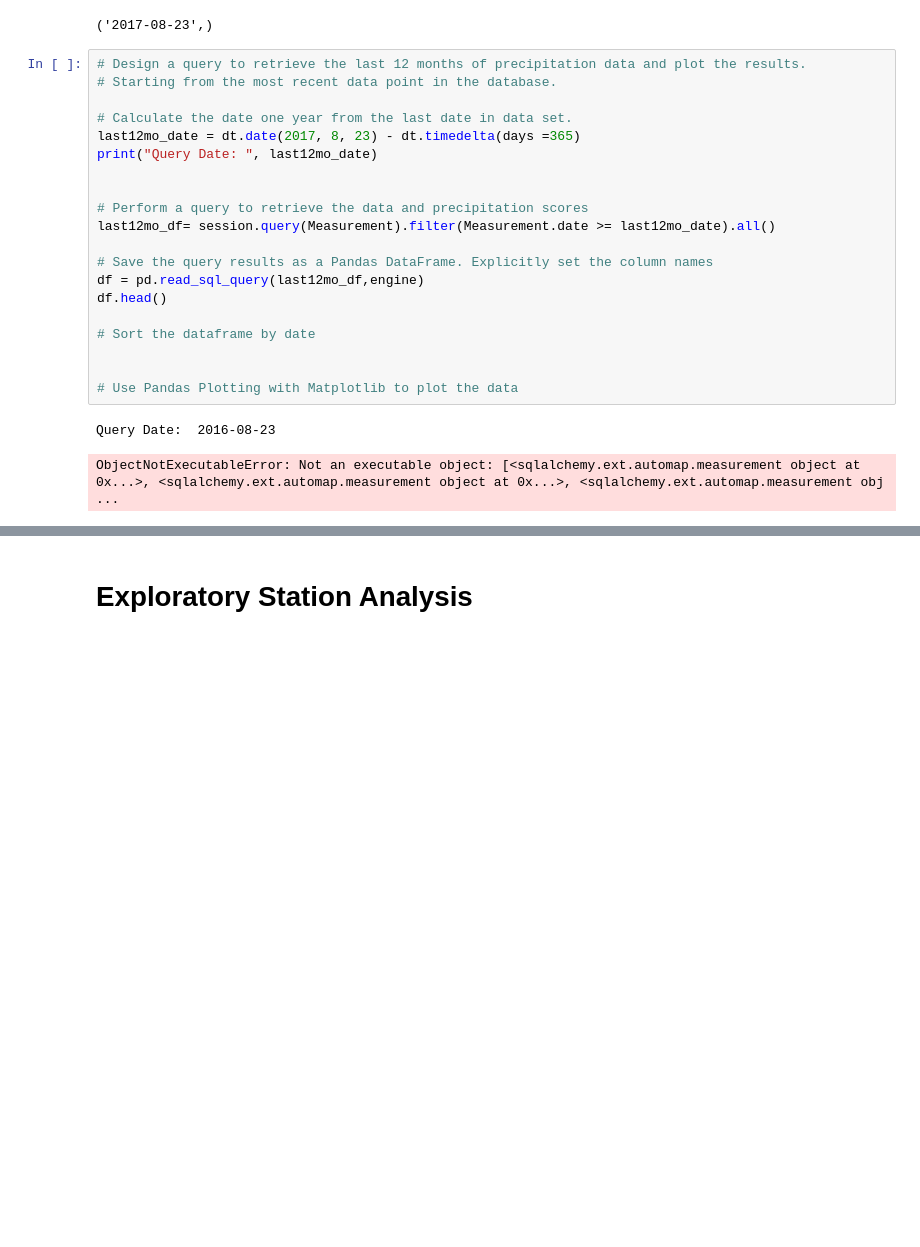
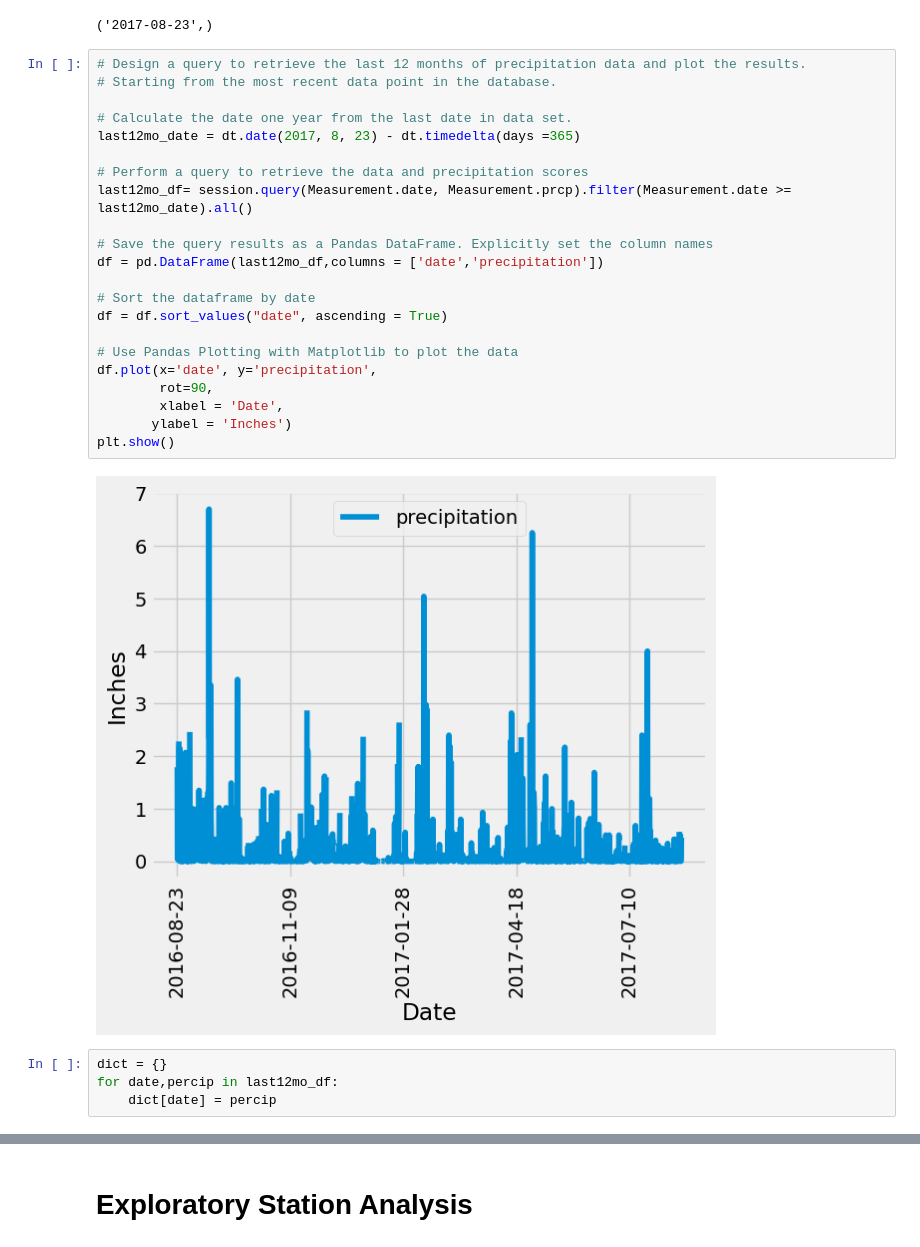
Before and after one commit to knazario/10_SQL_Alchemy_Project, a Jupyter notebook: Surfs_Up/climate_starter.ipynb, the cells around one changed output, grey strips where cells are left out. Cells and saved outputs as stored; diff of their text form; blank space fills up the shorter version.

```diff
--- a/Surfs_Up/climate_starter.ipynb
+++ b/Surfs_Up/climate_starter.ipynb
@@ -46,23 +46,28 @@ session.query(Measurement.date).order_by(Measurement.date.desc()).first()
 # %%
 # Design a query to retrieve the last 12 months of precipitation data and plot the results.
 # Starting from the most recent data point in the database.
 
 # Calculate the date one year from the last date in data set.
 last12mo_date = dt.date(2017, 8, 23) - dt.timedelta(days =365)
-print("Query Date: ", last12mo_date)
-
 
 # Perform a query to retrieve the data and precipitation scores
-last12mo_df= session.query(Measurement).filter(Measurement.date >= last12mo_date).all()
+last12mo_df= session.query(Measurement.date, Measurement.prcp).filter(Measurement.date >= last12mo_date).all()
 
 # Save the query results as a Pandas DataFrame. Explicitly set the column names
-df = pd.read_sql_query(last12mo_df,engine)
-df.head()
+df = pd.DataFrame(last12mo_df,columns = ['date','precipitation'])
 
 # Sort the dataframe by date
-
+df = df.sort_values("date", ascending = True)
 
 # Use Pandas Plotting with Matplotlib to plot the data
+df.plot(x='date', y='precipitation',
+        rot=90,
+        xlabel = 'Date',
+       ylabel = 'Inches')
+plt.show()
 # %% [output]
-Query Date:  2016-08-23
-ObjectNotExecutableError: Not an executable object: [<sqlalchemy.ext.automap.measurement object at 0x...>, <sqlalchemy.ext.automap.measurement object at 0x...>, <sqlalchemy.ext.automap.measurement obj ...
+[figure, added]
+# %%
+dict = {}
+for date,percip in last12mo_df:
+    dict[date] = percip
```
Also changed, not shown: parts of 10 cells of this notebook, 1 other file.
